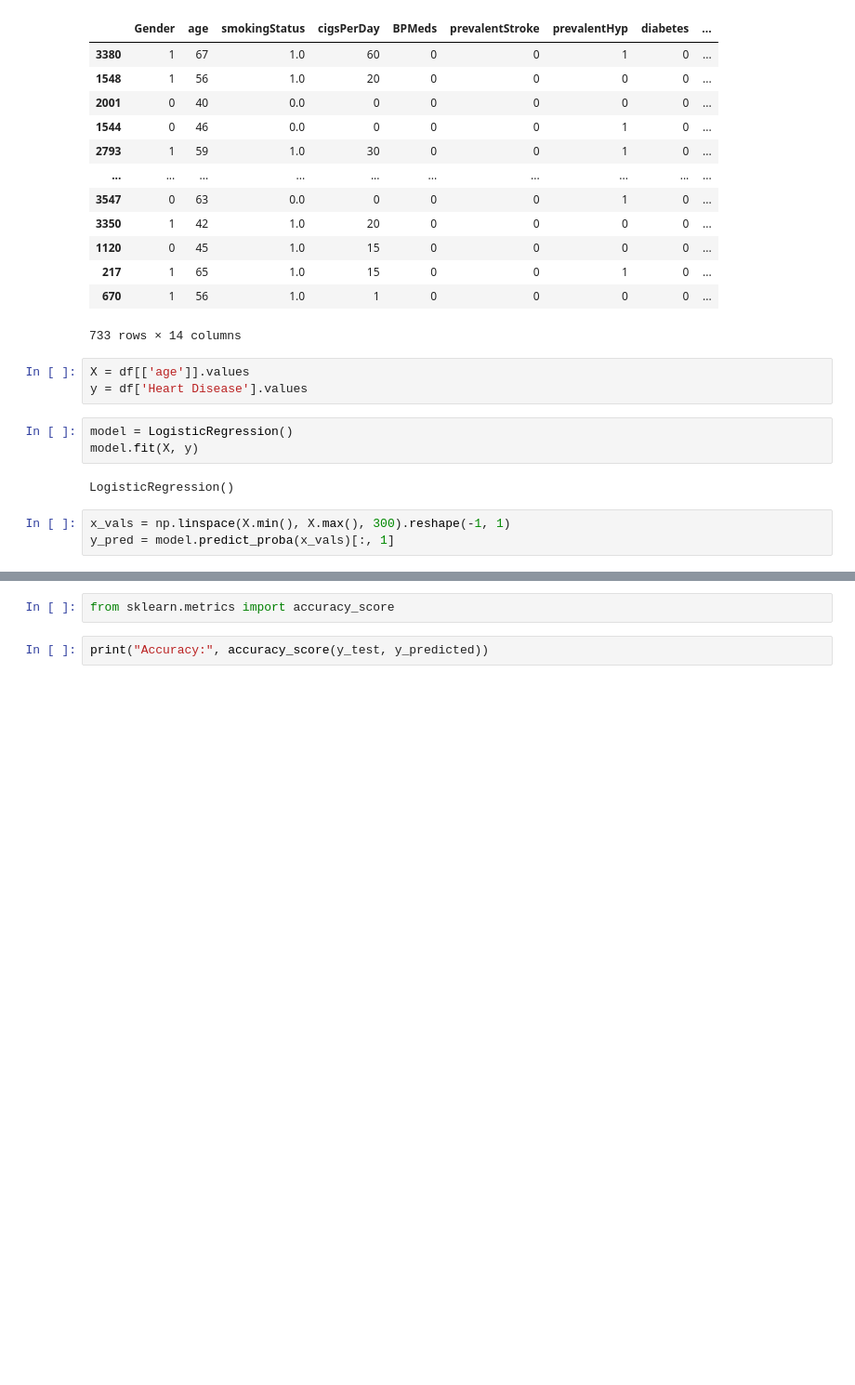
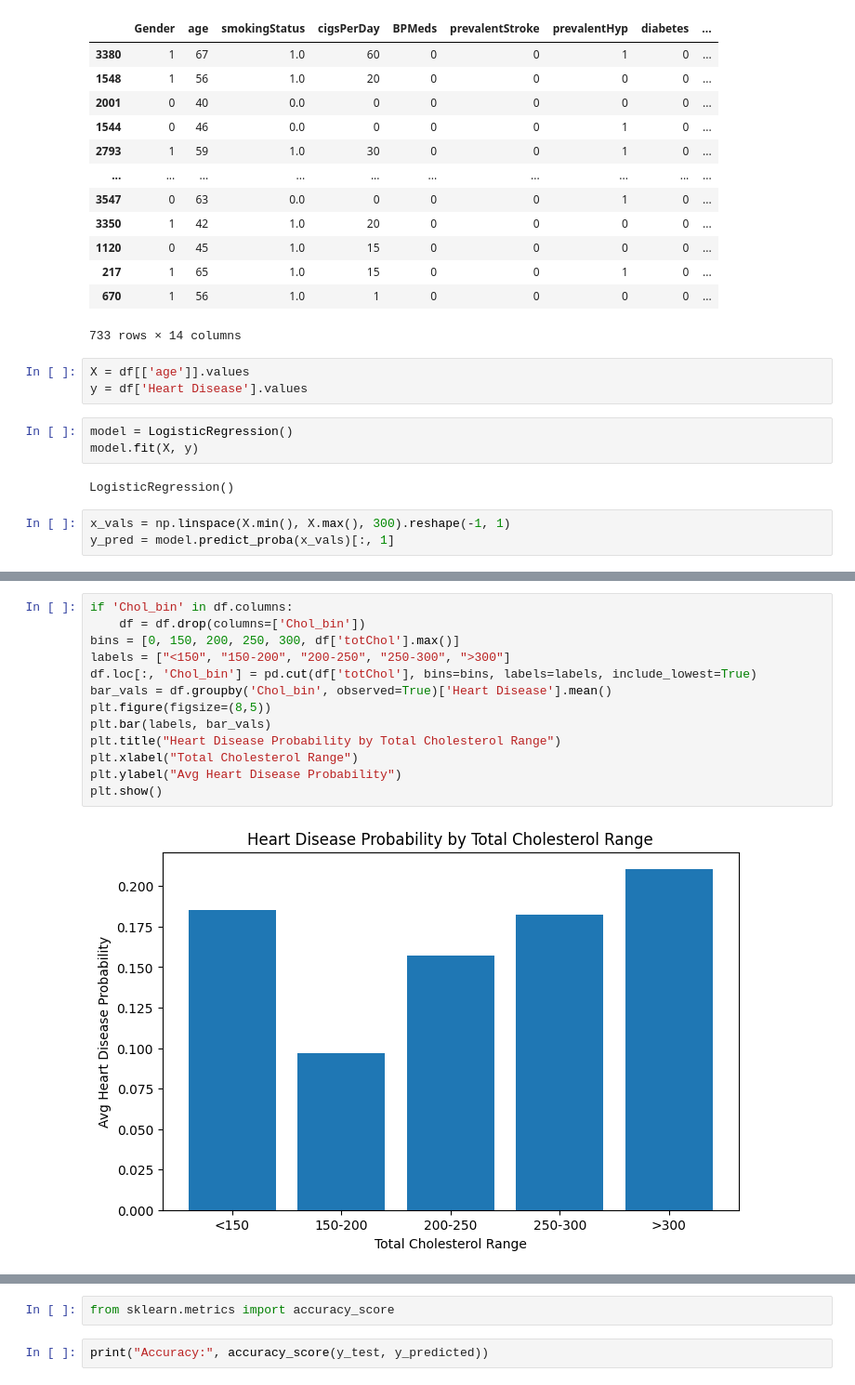
Before and after one commit to Asish2404/IBM-AI_ML-Project, a Jupyter notebook: Heart_disease_project.ipynb, the cells around one changed output, grey strips where cells are left out. Shown: that part at 93% size. Saved outputs shown, nothing was run; the diff lists cells and outputs as text; blank space fills up the shorter version.

```diff
--- a/Heart_disease_project.ipynb
+++ b/Heart_disease_project.ipynb
@@ -244 +257,16 @@ plt.show()
+# %%
+if 'Chol_bin' in df.columns:
+    df = df.drop(columns=['Chol_bin'])
+bins = [0, 150, 200, 250, 300, df['totChol'].max()]
+labels = ["<150", "150-200", "200-250", "250-300", ">300"]
+df.loc[:, 'Chol_bin'] = pd.cut(df['totChol'], bins=bins, labels=labels, include_lowest=True)
+bar_vals = df.groupby('Chol_bin', observed=True)['Heart Disease'].mean()
+plt.figure(figsize=(8,5))
+plt.bar(labels, bar_vals)
+plt.title("Heart Disease Probability by Total Cholesterol Range")
+plt.xlabel("Total Cholesterol Range")
+plt.ylabel("Avg Heart Disease Probability")
+plt.show()
+# %% [output]
+[figure, added]
 # %%
```
Also changed, not shown: parts of 9 cells of this notebook.
